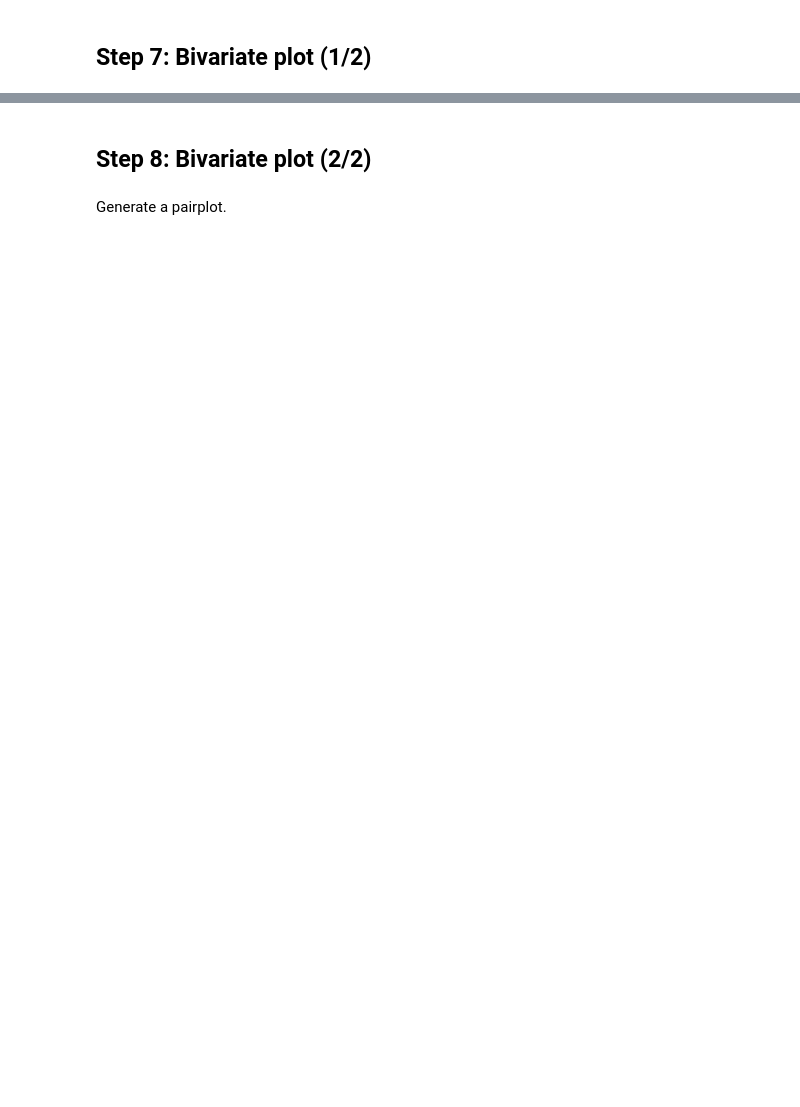
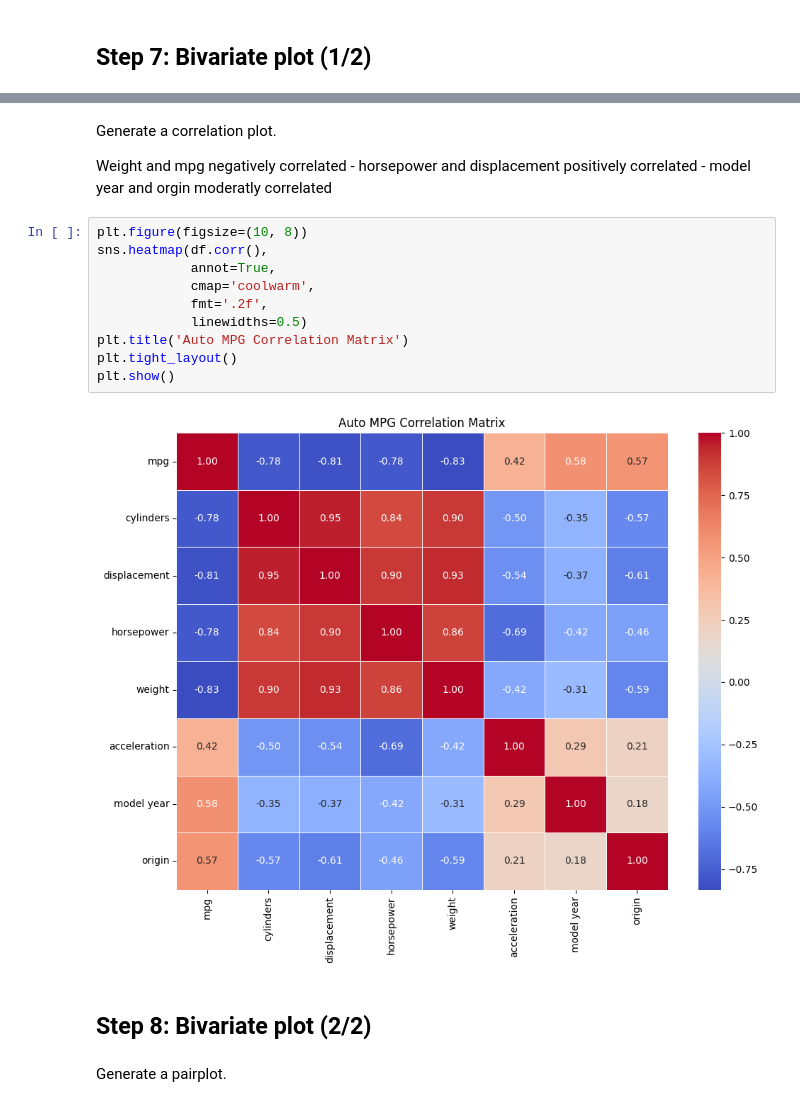
Before and after one commit to cyeef/Data-Science-Portfolio-C21-, a Jupyter notebook: Exercises/3b-EDA.Exercise.ipynb, the cells around one changed output, grey strips where cells are left out. Cells and saved outputs as stored; diff of their text form; blank space fills up the shorter version.

```diff
--- a/Exercises/3b-EDA.Exercise.ipynb
+++ b/Exercises/3b-EDA.Exercise.ipynb
@@ -296,3 +305,19 @@ Generate a correlation plot.
+# %% [markdown]
+Generate a correlation plot.
+
+Weight and mpg negatively correlated - horsepower and displacement positively correlated - model year and orgin moderatly correlated
+# %%
+plt.figure(figsize=(10, 8))
+sns.heatmap(df.corr(),
+            annot=True,
+            cmap='coolwarm',
+            fmt='.2f',
+            linewidths=0.5)
+plt.title('Auto MPG Correlation Matrix')
+plt.tight_layout()
+plt.show()
+# %% [output]
+[figure, added]
 # %% [markdown]
 ## Step 8: Bivariate plot (2/2)
 # %% [markdown]
```
Also changed, not shown: parts of 11 cells of this notebook.
